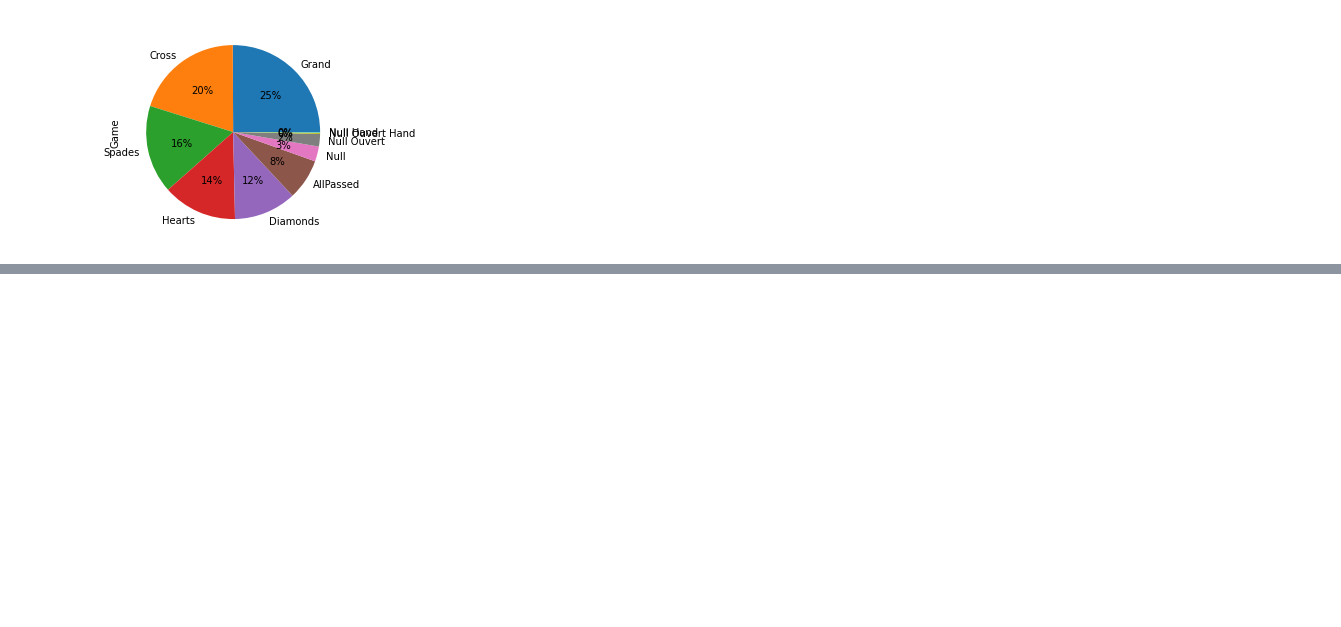
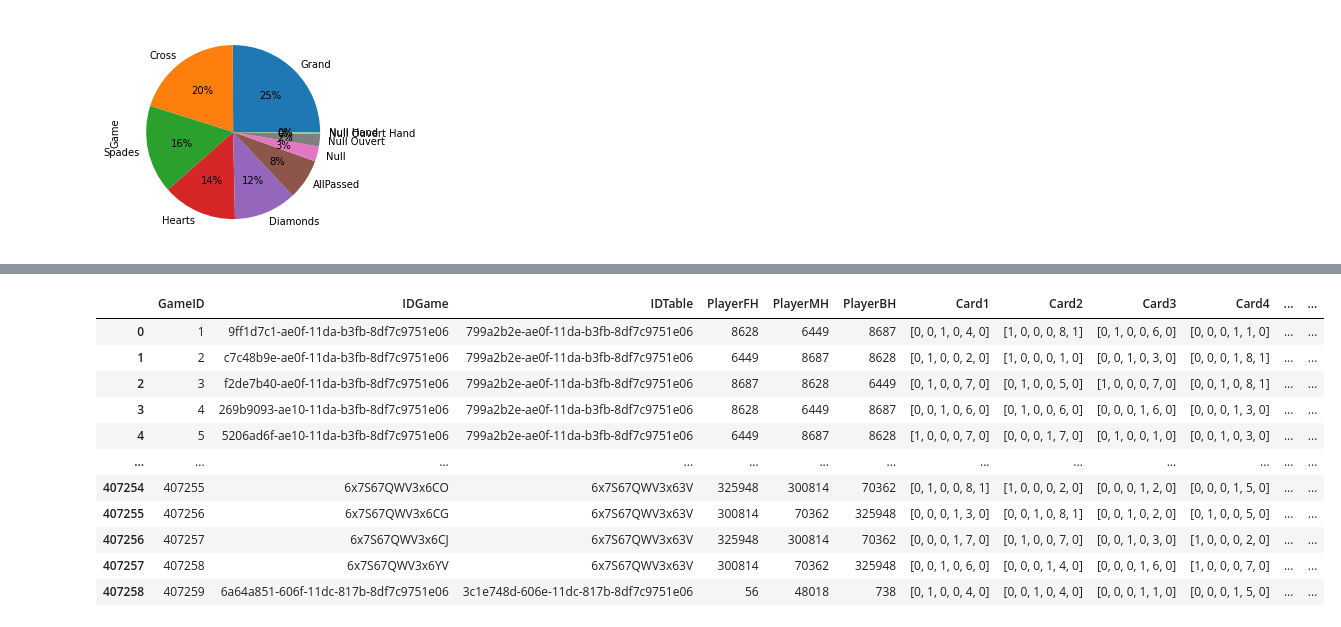
Before and after one commit to SaBeBen/skat_decision_transformer, a Jupyter notebook: data pipeline/data pipeline bl.ipynb, the cells around one changed output, grey strips where cells are left out. Cells and saved outputs as stored; diff of their text form; code cells hidden in the pictures; blank space fills up the shorter version.

Commit message:
conversion of card representation

```diff
--- a/data pipeline/data pipeline bl.ipynb
+++ b/data pipeline/data pipeline bl.ipynb
@@ -301,0 +374,86 @@ skat_bl_game_data = skat_bl_game_data_frame
+# %%
+# Drop irrelevant information
+games_clean = skat_bl_game_data_frame.drop(["IDVServer","StartTime", "EndTime"], axis=1)
+# %%
+# convert data to following encoding:
+# ♦, ♥, ♠, ♣, {7, 8, 9, Q, K, 10, A, J}, T
+def convert(card, trump):
+    vector_rep={
+        0: [0,0,0,1,7,0],   # A♣
+        1: [0,0,0,1,5,0],   # K♣
+        2: [0,0,0,1,4,0],   # Q♣
+        3: [0,0,0,1,8,1],   # J♣
+        4: [0,0,0,1,6,0],   # 10♣
+        5: [0,0,0,1,3,0],   # 9♣
+        6: [0,0,0,1,2,0],   # 8♣
+        7: [0,0,0,1,1,0],   # 7♣
+        8: [0,0,0,1,7,0],   # A♠
+        9: [0,0,0,1,5,0],   # K♠
+        10: [0,0,1,0,4,0],   # Q♠
+        11: [0,0,1,0,8,1],   # J♠
+        12: [0,0,1,0,6,0],   # 10♠
+        13: [0,0,1,0,3,0],   # 9♠
+        14: [0,0,1,0,2,0],   # 8♠
+        15: [0,0,1,0,1,0],   # 7♠
+        16: [0,1,0,0,7,0],   # A♥
+        17: [0,1,0,0,5,0],   # K♥
+        18: [0,1,0,0,4,0],   # Q♥
+        19: [0,1,0,0,8,1],   # J♥
+        20: [0,1,0,0,6,0],   # 10♥
+        21: [0,1,0,0,3,0],   # 9♥
+        22: [0,1,0,0,2,0],   # 8♥
+        23: [0,1,0,0,1,0],   # 7♥
+        24: [1,0,0,0,7,0],   # A♦
+        25: [1,0,0,0,5,0],   # K♦
+        26: [1,0,0,0,4,0],   # Q♦
+        27: [1,0,0,0,8,1],   # J♦
+        28: [1,0,0,0,6,0],   # 10♦
+        29: [1,0,0,0,3,0],   # 9♦
+        30: [1,0,0,0,2,0],   # 8♦
+        31: [1,0,0,0,1,0]   # 7♦
+    }
+    converted_card = vector_rep.get(card, "Invalid input")
+
+    # check in a colour game if the card is trump
+    if trump == 9:
+        if converted_card[0] == 1:
+            converted_card[-1] = 1
+    elif trump == 10:
+        if converted_card[1] == 1:
+            converted_card[-1] = 1
+    elif trump == 11:
+        if converted_card[2] == 1:
+            converted_card[-1] = 1
+    elif trump == 12:
+        if converted_card[3] == 1:
+            converted_card[-1] = 1
+
+    return converted_card
+
+trump = 0
+
+games_clean.loc[:, "Card1":"Card32"].head(n=10)
+
+games_clean.loc[:, "Card1":"Card32"] = games_clean.loc[:, "Card1":"Card32"].apply(lambda card_list: card_list.apply(lambda card: convert(card, trump=trump)))
+
+games_clean
+
+# create train and test sets
+# skat_train, skat_test = train_test_split(skat_data, test_size=0.2, random_state=0)
+
+# If data set is unsorted and randomly distributed
+# train_data = skat_data[:n*0.8]
+# test_data = skat_data[n*0.2:]
+# %% [output]
+|  | GameID | IDGame | IDTable | PlayerFH | PlayerMH | PlayerBH | Card1 | Card2 | Card3 | Card4 | ... | ... |
+| 0 | 1 | 9ff1d7c1-ae0f-11da-b3fb-8df7c9751e06 | 799a2b2e-ae0f-11da-b3fb-8df7c9751e06 | 8628 | 6449 | 8687 | [0, 0, 1, 0, 4, 0] | [1, 0, 0, 0, 8, 1] | [0, 1, 0, 0, 6, 0] | [0, 0, 0, 1, 1, 0] | ... | ... |
+| 1 | 2 | c7c48b9e-ae0f-11da-b3fb-8df7c9751e06 | 799a2b2e-ae0f-11da-b3fb-8df7c9751e06 | 6449 | 8687 | 8628 | [0, 1, 0, 0, 2, 0] | [1, 0, 0, 0, 1, 0] | [0, 0, 1, 0, 3, 0] | [0, 0, 0, 1, 8, 1] | ... | ... |
+| 2 | 3 | f2de7b40-ae0f-11da-b3fb-8df7c9751e06 | 799a2b2e-ae0f-11da-b3fb-8df7c9751e06 | 8687 | 8628 | 6449 | [0, 1, 0, 0, 7, 0] | [0, 1, 0, 0, 5, 0] | [1, 0, 0, 0, 7, 0] | [0, 0, 1, 0, 8, 1] | ... | ... |
+| 3 | 4 | 269b9093-ae10-11da-b3fb-8df7c9751e06 | 799a2b2e-ae0f-11da-b3fb-8df7c9751e06 | 8628 | 6449 | 8687 | [0, 0, 1, 0, 6, 0] | [0, 1, 0, 0, 6, 0] | [0, 0, 0, 1, 6, 0] | [0, 0, 0, 1, 3, 0] | ... | ... |
+| 4 | 5 | 5206ad6f-ae10-11da-b3fb-8df7c9751e06 | 799a2b2e-ae0f-11da-b3fb-8df7c9751e06 | 6449 | 8687 | 8628 | [1, 0, 0, 0, 7, 0] | [0, 0, 0, 1, 7, 0] | [0, 1, 0, 0, 1, 0] | [0, 0, 1, 0, 3, 0] | ... | ... |
+| ... | ... | ... | ... | ... | ... | ... | ... | ... | ... | ... | ... | ... |
+| 407254 | 407255 | 6x7S67QWV3x6CO | 6x7S67QWV3x63V | 325948 | 300814 | 70362 | [0, 1, 0, 0, 8, 1] | [1, 0, 0, 0, 2, 0] | [0, 0, 0, 1, 2, 0] | [0, 0, 0, 1, 5, 0] | ... | ... |
+| 407255 | 407256 | 6x7S67QWV3x6CG | 6x7S67QWV3x63V | 300814 | 70362 | 325948 | [0, 0, 0, 1, 3, 0] | [0, 0, 1, 0, 8, 1] | [0, 0, 1, 0, 2, 0] | [0, 1, 0, 0, 5, 0] | ... | ... |
+| 407256 | 407257 | 6x7S67QWV3x6CJ | 6x7S67QWV3x63V | 325948 | 300814 | 70362 | [0, 0, 0, 1, 7, 0] | [0, 1, 0, 0, 7, 0] | [0, 0, 1, 0, 3, 0] | [1, 0, 0, 0, 2, 0] | ... | ... |
+| 407257 | 407258 | 6x7S67QWV3x6YV | 6x7S67QWV3x63V | 300814 | 70362 | 325948 | [0, 0, 1, 0, 6, 0] | [0, 0, 0, 1, 4, 0] | [0, 0, 0, 1, 6, 0] | [1, 0, 0, 0, 7, 0] | ... | ... |
+| 407258 | 407259 | 6a64a851-606f-11dc-817b-8df7c9751e06 | 3c1e748d-606e-11dc-817b-8df7c9751e06 | 56 | 48018 | 738 | [0, 1, 0, 0, 4, 0] | [0, 0, 1, 0, 4, 0] | [0, 0, 0, 1, 1, 0] | [0, 0, 0, 1, 5, 0] | ... | ... |
```
Also changed, not shown: parts of 17 cells of this notebook.
